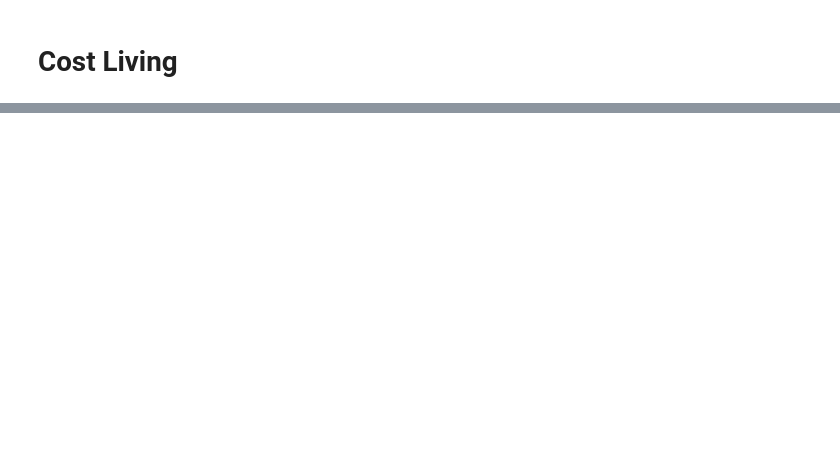
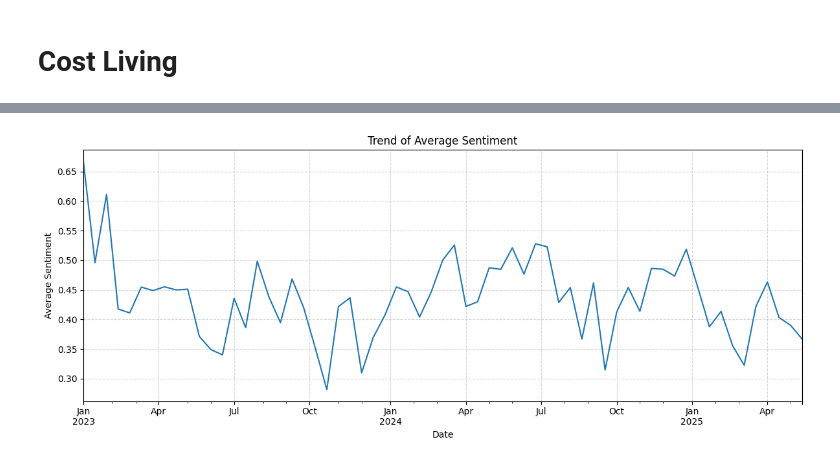
Before and after one commit to TheHQ98/social-media-analysis, a Jupyter notebook: frontend/frontend.ipynb, the cells around one changed output, grey strips where cells are left out. Saved outputs shown, nothing was run; the diff lists cells and outputs as text; code cells hidden in the pictures; blank space fills up the shorter version.

```diff
--- a/frontend/frontend.ipynb
+++ b/frontend/frontend.ipynb
@@ -248,0 +440,4 @@ key_cloud()
+# %%
+sentimentTrend()
+# %% [output]
+[figure, added]
```
Also changed, not shown: parts of 10 cells of this notebook.
